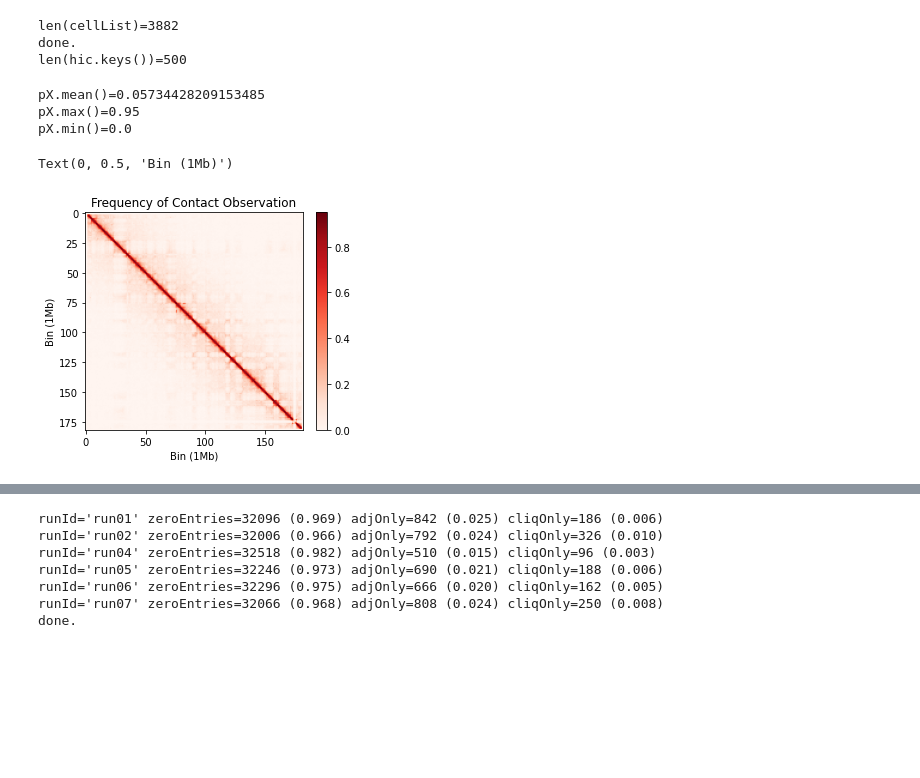
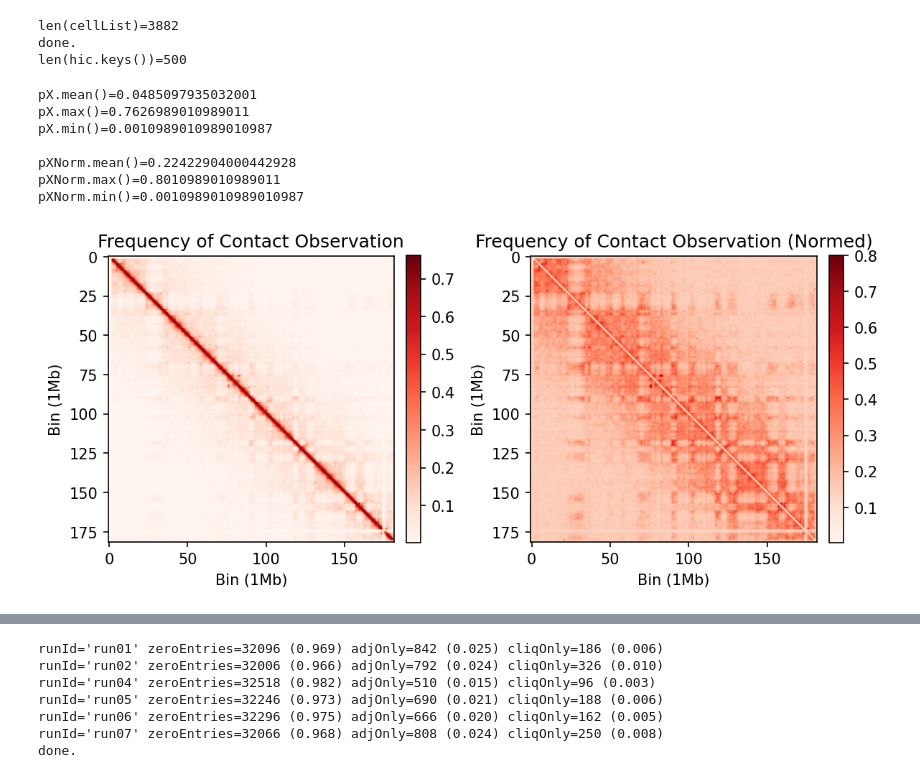
Before and after one commit to CooperStansbury/scPoreC-analysis, a Jupyter notebook: notebooks/contactProbability.ipynb, the cells around one changed output, grey strips where cells are left out. Saved outputs shown, nothing was run; the diff lists cells and outputs as text; code cells hidden in the pictures; blank space fills up the shorter version.

```diff
--- a/notebooks/contactProbability.ipynb
+++ b/notebooks/contactProbability.ipynb
@@ -187,39 +187,66 @@ done.
 len(hic.keys())=500
 # %%
 # generate a "probability" map
+
+d = 0.8
 
 pX = np.zeros((182, 182))
 
 for k, v in hic.items():
     pX += v
 
 
 pX = pX / len(hic)
+pX = pcu.pageRankNorm(pX, d=d)
 
-# scale by distance?
-# for i in range(len(pX)):
-#     for j in range(len(pX)):
-#         pX[i, j] = pX[i, j] * np.log(np.abs(i -j))
 
+pXNorm = np.zeros(pX.shape)
+
+
+# scale by distance
+for i in range(len(pX)):
+    for j in range(len(pX)):
+        pXNorm[i, j] = pX[i, j] * np.log(np.abs(i -j) + d )
+
+pXNorm = (pXNorm - np.min(pXNorm))/np.ptp(pXNorm)
+pXNorm = pcu.pageRankNorm(pXNorm, d=d)
 
 print(f"{pX.mean()=}")
 print(f"{pX.max()=}")
 print(f"{pX.min()=}")
+print()
+print(f"{pXNorm.mean()=}")
+print(f"{pXNorm.max()=}")
+print(f"{pXNorm.min()=}")
 
 plt.rcParams['figure.dpi'] = 150
 plt.rcParams['figure.figsize'] = 8, 8
 
+fig = plt.figure()
 
+fig.add_subplot(1, 2, 1)
 plt.imshow(pX, cmap='Reds')
 plt.colorbar(fraction=0.046, pad=0.04)
 plt.title('Frequency of Contact Observation')
 plt.xlabel("Bin (1Mb)")
 plt.ylabel("Bin (1Mb)")
+
+fig.add_subplot(1, 2, 2)
+plt.imshow(pXNorm, cmap='Reds')
+plt.colorbar(fraction=0.046, pad=0.04)
+plt.title('Frequency of Contact Observation (Normed)')
+plt.xlabel("Bin (1Mb)")
+plt.ylabel("Bin (1Mb)")
+
+plt.tight_layout()
 # %% [output]
-pX.mean()=0.05734428209153485
-pX.max()=0.95
-pX.min()=0.0
+pX.mean()=0.0485097935032001
+pX.max()=0.7626989010989011
+pX.min()=0.0010989010989010987
+
+pXNorm.mean()=0.22422904000442928
+pXNorm.max()=0.8010989010989011
+pXNorm.min()=0.0010989010989010987
-Text(0, 0.5, 'Bin (1Mb)')
-[figure, old version]
+[figure, new version]
 # %%
 probs = np.tril(pX)
```
Also changed, not shown: parts of 6 cells of this notebook, 6 other files.
